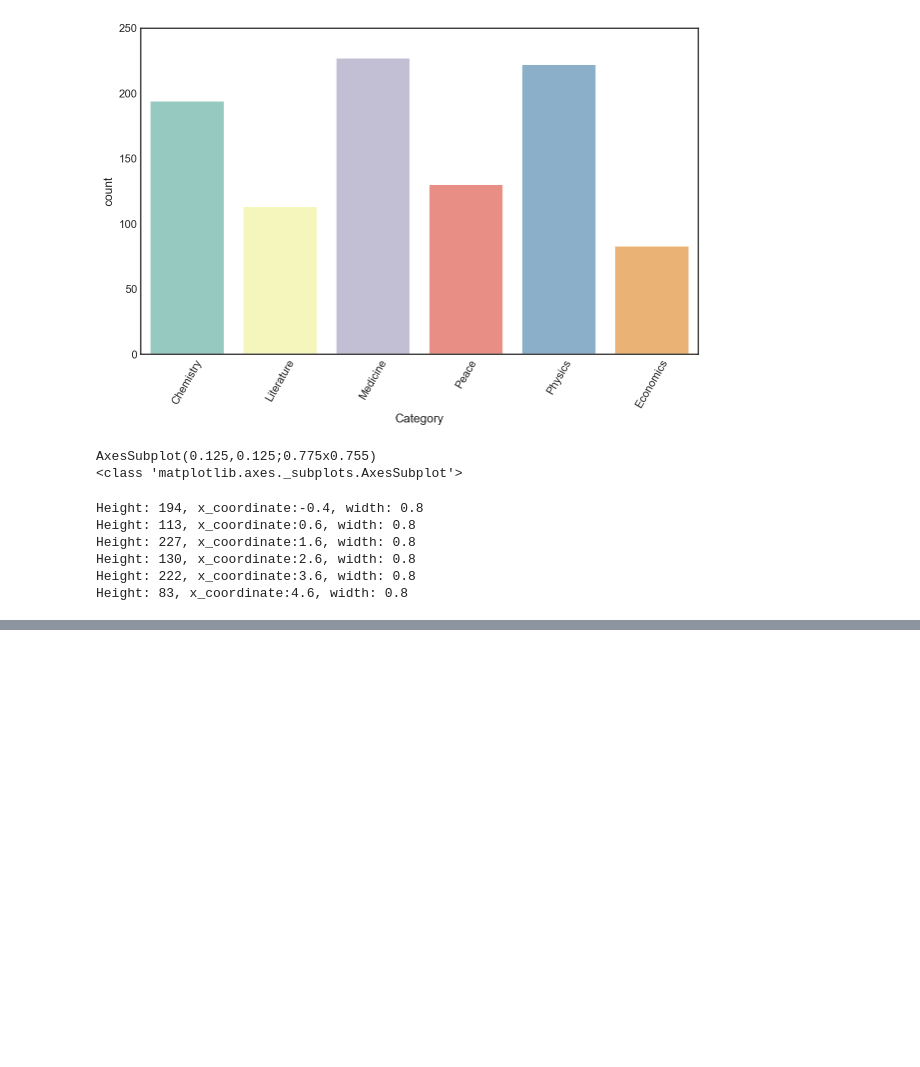
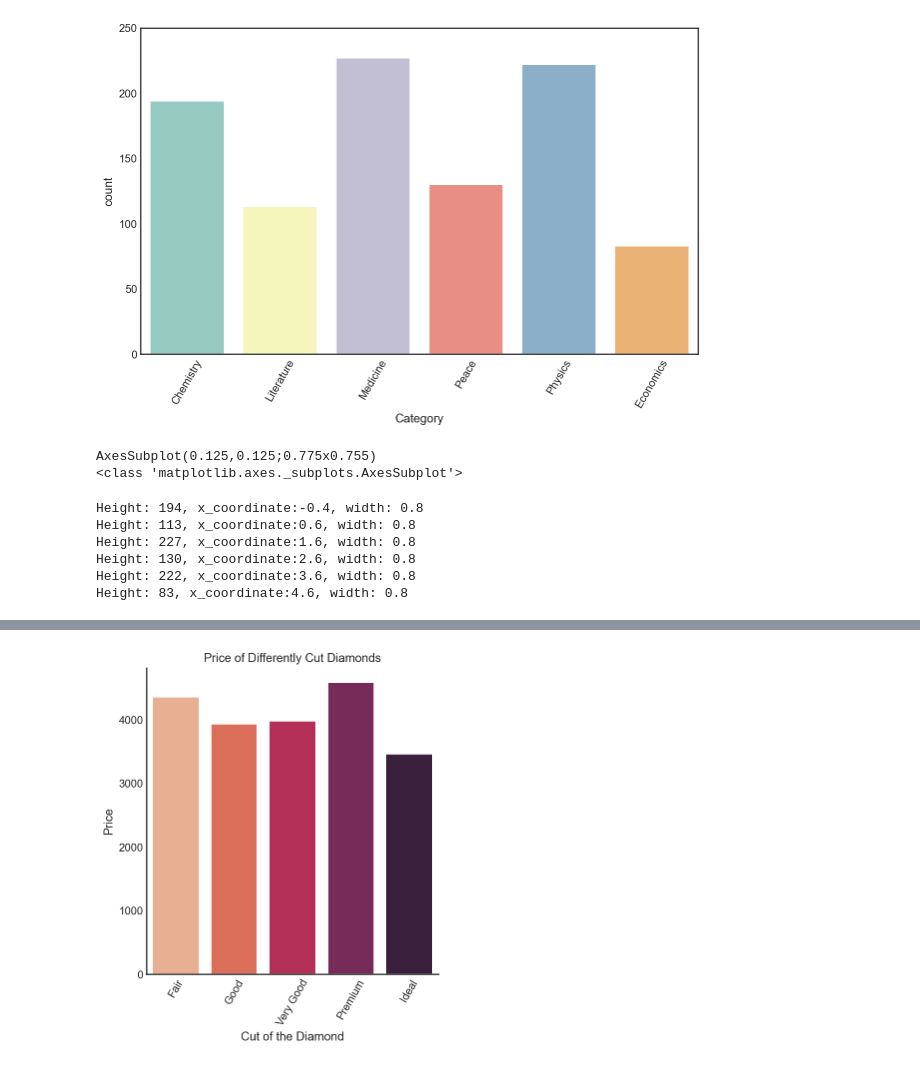
Before and after one commit to dongmeic/PythonLearning, a Jupyter notebook: Random/Deep-guide-into-styling-plots-delivering-effective-visuals.ipynb, the cells around one changed output, grey strips where cells are left out. Cells and saved outputs as stored; diff of their text form; code cells hidden in the pictures; blank space fills up the shorter version.

```diff
--- a/Random/Deep-guide-into-styling-plots-delivering-effective-visuals.ipynb
+++ b/Random/Deep-guide-into-styling-plots-delivering-effective-visuals.ipynb
@@ -196,0 +220,20 @@ Text(0, 15, '83')
+# %%
+# Use preloaded dataset
+diamonds = sns.load_dataset('diamonds');
+# Define the order of qualities
+cut_order = ['Fair', 'Good', 'Very Good', 'Premium', 'Ideal'];
+# Plot a bar chart
+sns.catplot(x='cut',
+            y='price',
+            data=diamonds,
+            kind='bar',
+            ci=False,
+            palette='rocket_r',
+            order=cut_order);
+# Some styling
+plt.xticks(rotation=60);
+plt.xlabel('Cut of the Diamond');
+plt.ylabel('Price');
+plt.title('Price of Differently Cut Diamonds');
+# %% [output]
+[figure, added]
```
Also changed, not shown: parts of 9 cells of this notebook.
